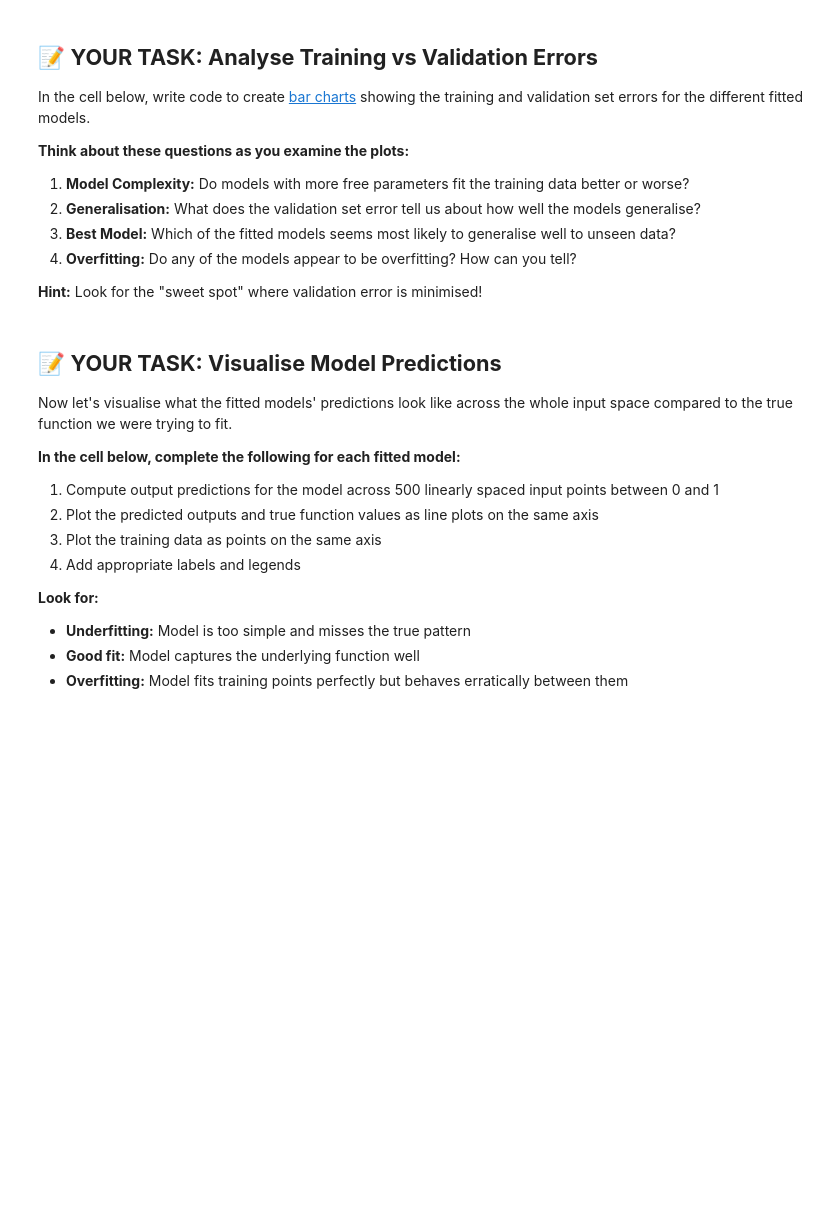
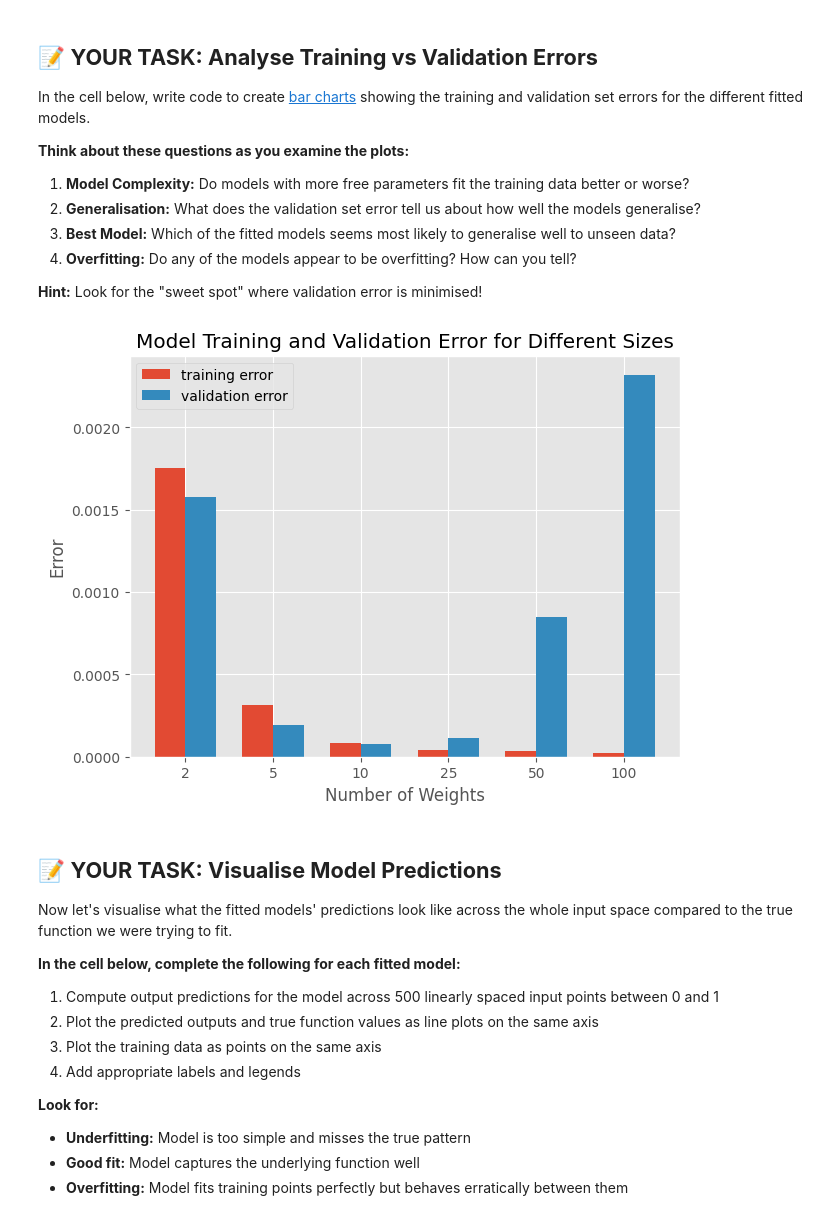
Before and after one commit to manmadeharp/mlpractical, a Jupyter notebook: notebooks/04_Generalisation_and_overfitting.ipynb, the cells around one changed output. Cells and saved outputs as stored; diff of their text form; code cells hidden in the pictures; blank space fills up the shorter version.

```diff
--- a/notebooks/04_Generalisation_and_overfitting.ipynb
+++ b/notebooks/04_Generalisation_and_overfitting.ipynb
@@ -70,7 +70,9 @@ def polynomial_function(inputs, coefficients):
     Example:
         For coefficients [1, 2, 3] and input x, this computes: 1 + 2*x + 3*x^2
     """
-    raise NotImplementedError("TODO Implement this function")
+    powers = np.atleast_2d(inputs).T**np.arange(coefficients.shape[0])
+    poly = np.sum(coefficients*powers, axis=1)
+    return poly
 # %% [markdown]
 **🔥 Run the cell below** to test your implementation.
 # %%
@@ -297,3 +322,36 @@ In the cell below, write code to create [bar charts](http://matplotlib.org/examp
+# %%
+#TODO plot the bar charts here
+import matplotlib.pyplot as plt
+
+# fig, ax = plt.subplots()
+
+model_names = [2, 5, 10, 25, 50, 100]
+model_train_val_group = {
+    'training error': train_errors,
+    'validation error': valid_errors
+}
+
+x = np.arange(len(model_names))
+width = 0.35  # width of bars
+
+fig, ax = plt.subplots(layout='constrained')
+
+multiplier = 0
+for attribute, measurement in model_train_val_group.items():
+    offset = width * multiplier
+    rects = ax.bar(x + offset, measurement, width, label=attribute)
+    multiplier += 1
+
+# Labels and formatting
+ax.set_ylabel('Error')  # Fixed label
+ax.set_xlabel('Number of Weights')
+ax.set_title('Model Training and Validation Error for Different Sizes')
+ax.set_xticks(x + width / 2)
+ax.set_xticklabels(model_names)
+ax.legend(loc='upper left')
+plt.show()
+# %% [output]
+[figure, added]
 # %% [markdown]
 ## 📝 **YOUR TASK: Visualise Model Predictions**
 
```
Also changed, not shown: parts of 15 cells of this notebook, 1 other file.
